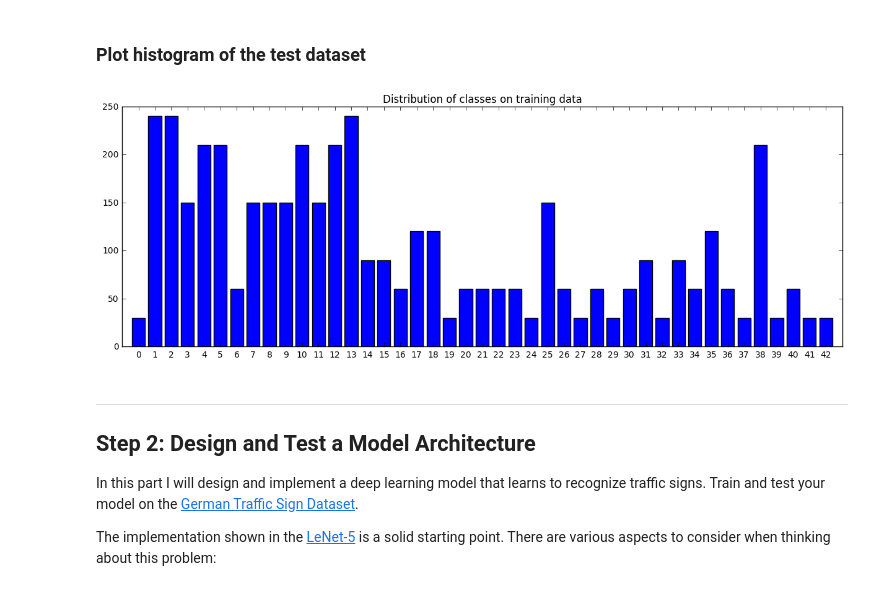
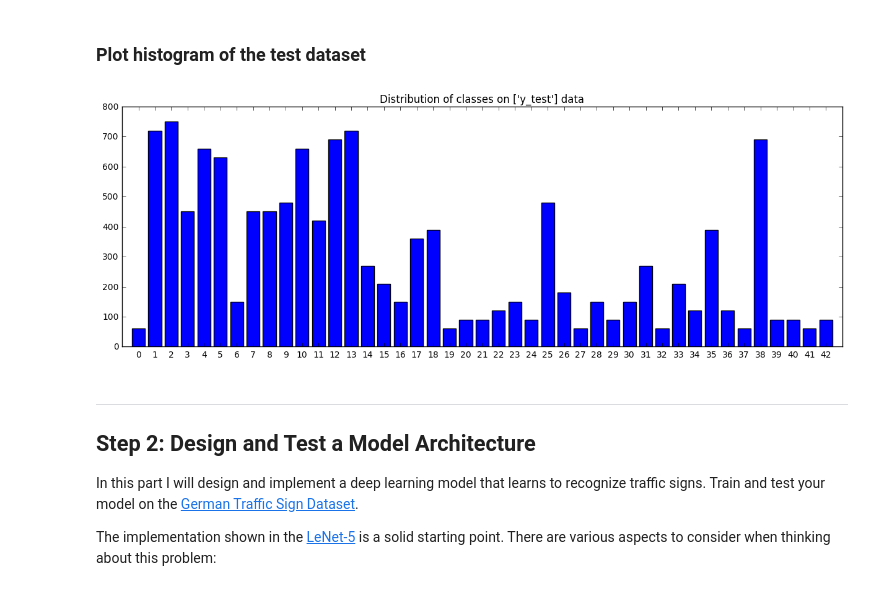
Before and after one commit to artursuchocki/self-driving-cars-_traffic_signs_classification, a Jupyter notebook: Traffic_Sign_Classifier.ipynb, the cells around one changed output. Drawn from its saved outputs; the diff is of its cells as text; code cells hidden in the pictures.

Commit message:
change in  README and images

```diff
--- a/Traffic_Sign_Classifier.ipynb
+++ b/Traffic_Sign_Classifier.ipynb
@@ -106,6 +111,9 @@ plot_images(10, X_train, y_train, 'writeup_images/examples_X_train.jpg')
 [figure]
 # %%
 # Count frequency of each label
+def namestr(obj, namespace):
+    return [name for name in namespace if namespace[name] is obj]
+
 def plot_hist(y, path):
     labels, counts = np.unique(y, return_counts=True)
 
@@ -115,7 +123,7 @@ def plot_hist(y, path):
     axes.set_xlim([-1,43])
 
     plt.bar(labels, counts, tick_label=labels, width=0.8, align='center')
-    plt.title('Distribution of classes on training data')
+    plt.title('Distribution of classes on {} data'.format(namestr(y, globals())))
     plt.savefig(path)
     plt.show()
 # %% [markdown]
@@ -135,9 +143,9 @@ plot_hist(y_valid,'writeup_images/hist_y_valid.jpg')
 ### Plot histogram of the test dataset
 # %%
 # Count frequency of each label
-plot_hist(y_valid,'writeup_images/hist_y_test.jpg')
+plot_hist(y_test,'writeup_images/hist_y_test.jpg')
 # %% [output]
-[figure, old version]
+[figure, new version]
 # %% [markdown]
 ----
 
```
Also changed, not shown: parts of 2 cells of this notebook, 5 other files.
